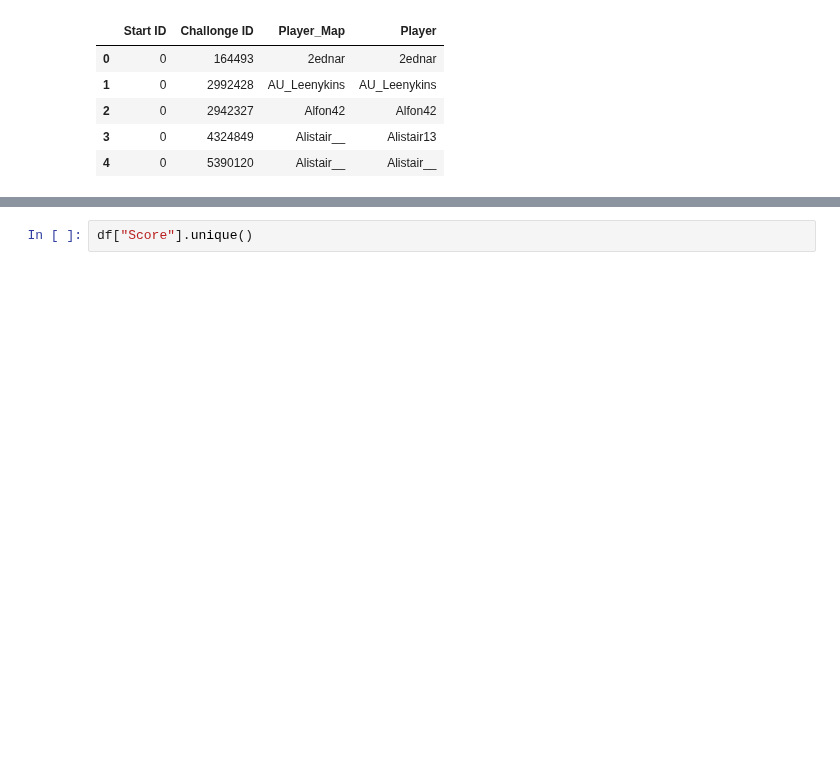
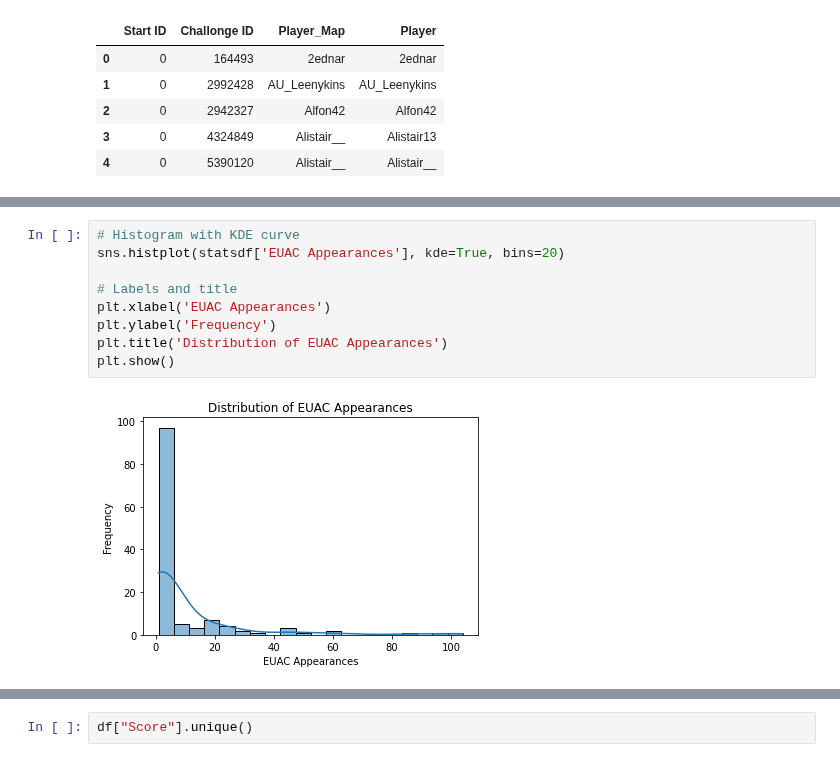
Before and after one commit to DarrenCCT/Tournament-Analysis, a Jupyter notebook: EUAC - Analysis.ipynb, the cells around one changed output, grey strips where cells are left out. Saved outputs shown, nothing was run; the diff lists cells and outputs as text; blank space fills up the shorter version.

```diff
--- a/EUAC - Analysis.ipynb
+++ b/EUAC - Analysis.ipynb
@@ -57,0 +183,11 @@ Average EUAC has ~11.6 matches
+# %%
+# Histogram with KDE curve
+sns.histplot(statsdf['EUAC Appearances'], kde=True, bins=20)
+
+# Labels and title
+plt.xlabel('EUAC Appearances')
+plt.ylabel('Frequency')
+plt.title('Distribution of EUAC Appearances')
+plt.show()
+# %% [output]
+[figure, added]
```
Also changed, not shown: parts of 64 cells of this notebook.
